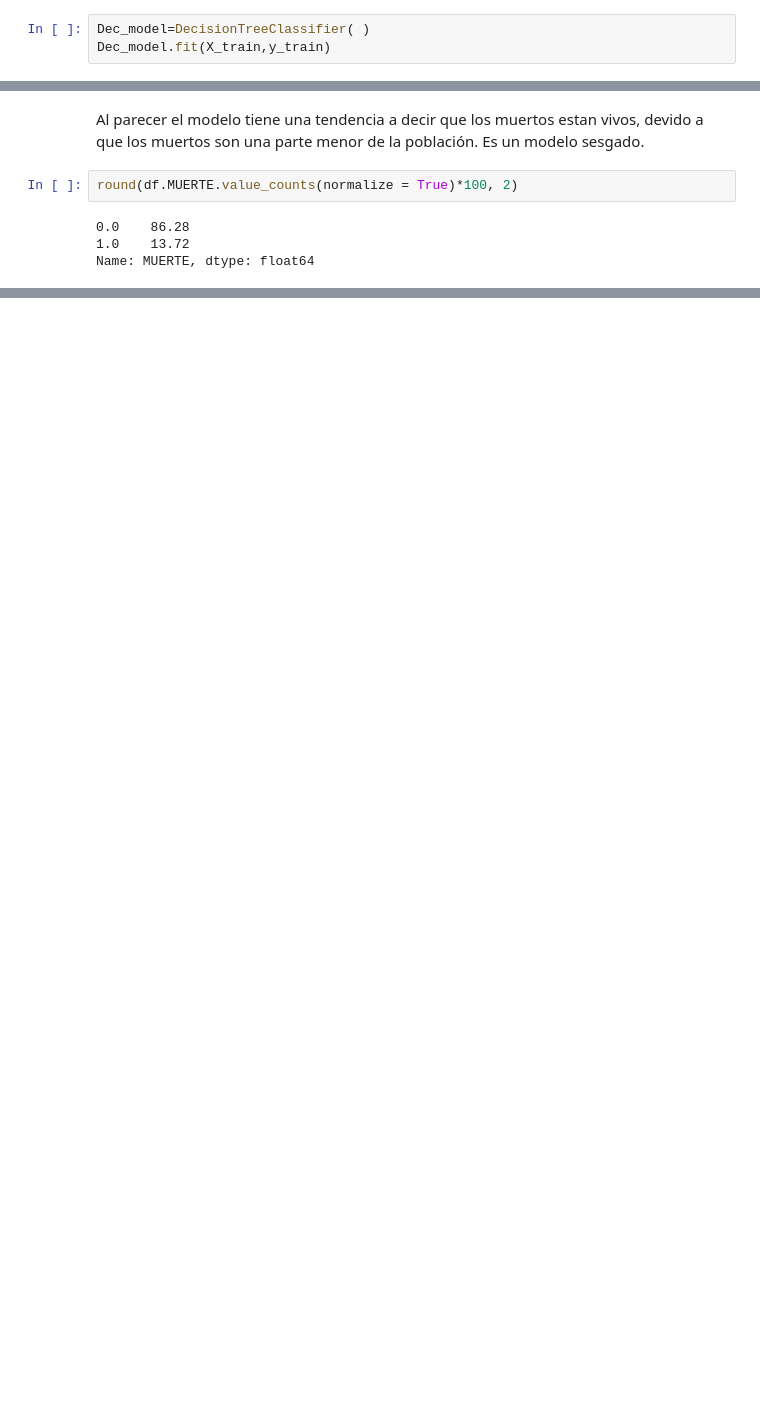
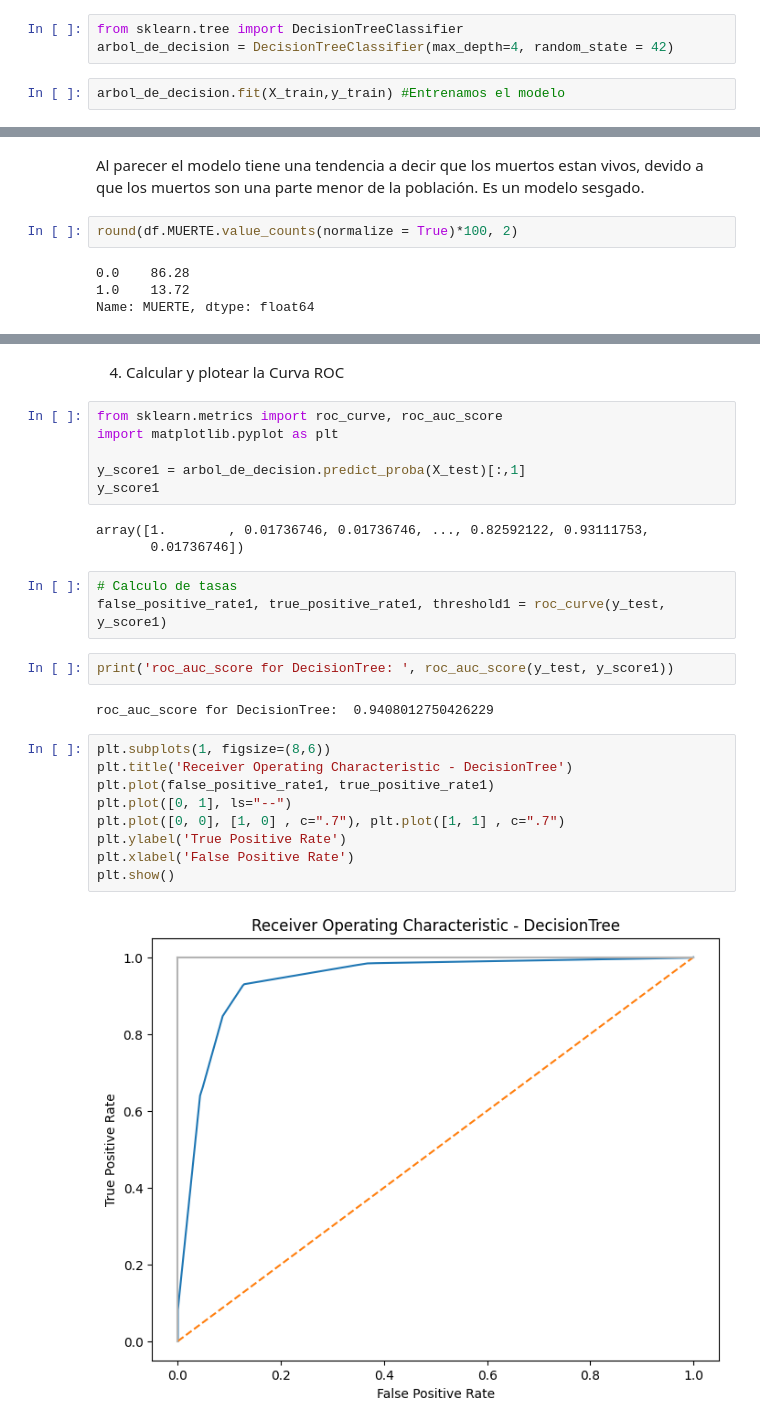
Before and after one commit to NicolasCaminos/Data_Science, a Jupyter notebook: TP_Covid19.ipynb, the cells around one changed output, grey strips where cells are left out. Drawn from its saved outputs; the diff is of its cells as text; blank space fills up the shorter version.

```diff
--- a/TP_Covid19.ipynb
+++ b/TP_Covid19.ipynb
@@ -694,4 +706,6 @@ X_train, X_test, y_train, y_test = train_test_split(X, y, test_size = 0.20, rand
+# %%
+from sklearn.tree import DecisionTreeClassifier
+arbol_de_decision = DecisionTreeClassifier(max_depth=4, random_state = 42)
 # %%
-Dec_model=DecisionTreeClassifier( )
-Dec_model.fit(X_train,y_train)
+arbol_de_decision.fit(X_train,y_train) #Entrenamos el modelo
 # %% [output]
@@ -725,0 +791,29 @@ Dec_model.score(X_test,y_test)
+# %% [markdown]
+4. Calcular y plotear la Curva ROC
+# %%
+from sklearn.metrics import roc_curve, roc_auc_score
+import matplotlib.pyplot as plt
+
+y_score1 = arbol_de_decision.predict_proba(X_test)[:,1]
+y_score1
+# %% [output]
+array([1.        , 0.01736746, 0.01736746, ..., 0.82592122, 0.93111753,
+       0.01736746])
+# %%
+# Calculo de tasas
+false_positive_rate1, true_positive_rate1, threshold1 = roc_curve(y_test, y_score1)
+# %%
+print('roc_auc_score for DecisionTree: ', roc_auc_score(y_test, y_score1))
+# %% [output]
+roc_auc_score for DecisionTree:  0.9408012750426229
+# %%
+plt.subplots(1, figsize=(8,6))
+plt.title('Receiver Operating Characteristic - DecisionTree')
+plt.plot(false_positive_rate1, true_positive_rate1)
+plt.plot([0, 1], ls="--")
+plt.plot([0, 0], [1, 0] , c=".7"), plt.plot([1, 1] , c=".7")
+plt.ylabel('True Positive Rate')
+plt.xlabel('False Positive Rate')
+plt.show()
+# %% [output]
+[figure, added]
```
Also changed, not shown: parts of 22 cells of this notebook.
